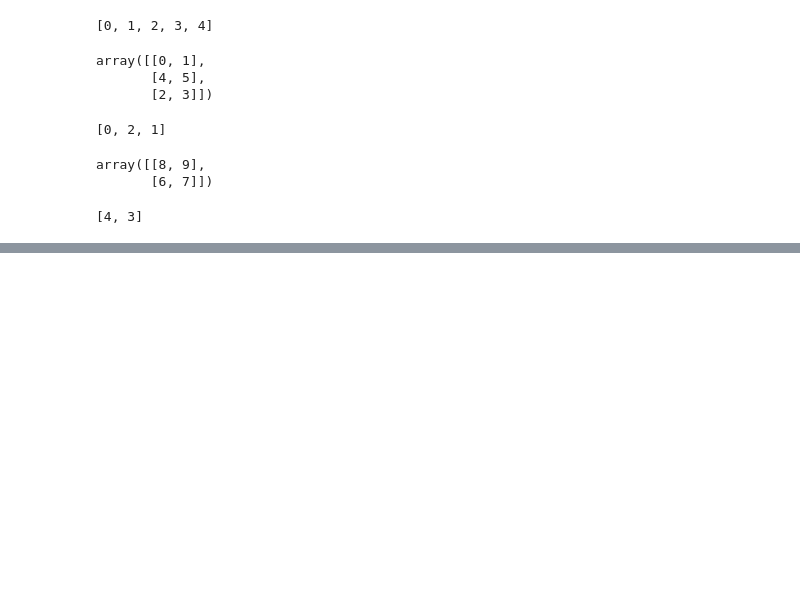
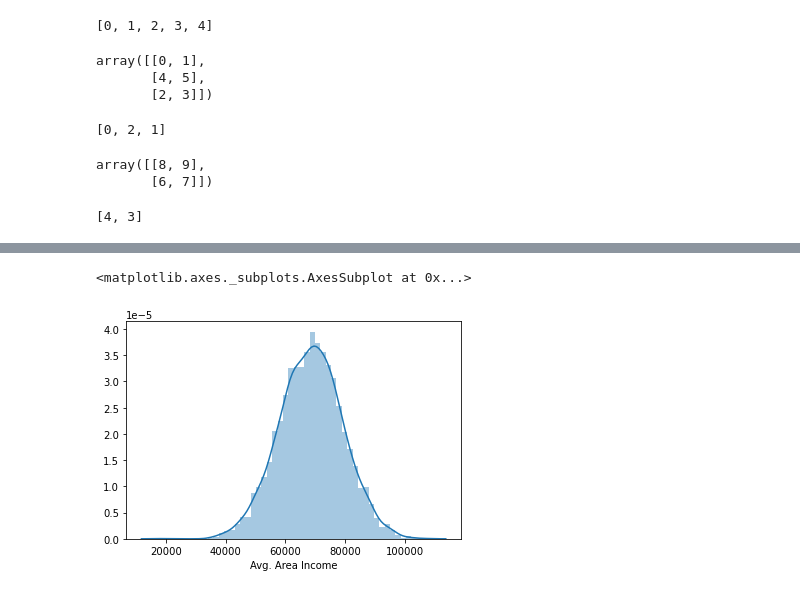
Before and after one commit to roblivesinottawa/data_science_machine_learning_python, a Jupyter notebook: 11-Linear-Regression/04-Template.ipynb, the cells around one changed output, grey strips where cells are left out. Saved outputs shown, nothing was run; the diff lists cells and outputs as text; code cells hidden in the pictures; blank space fills up the shorter version.

```diff
--- a/11-Linear-Regression/04-Template.ipynb
+++ b/11-Linear-Regression/04-Template.ipynb
@@ -37,0 +124,5 @@ y_test
+# %%
+sns.distplot(usa_housing['Avg. Area Income'])
+# %% [output]
+<matplotlib.axes._subplots.AxesSubplot at 0x...>
+[figure, added]
```
Also changed, not shown: parts of 36 cells of this notebook, 1 other file.
